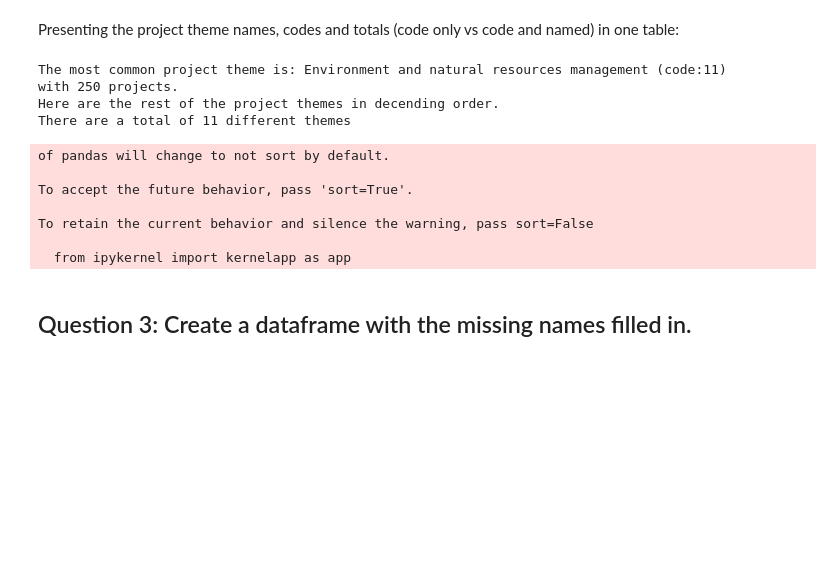
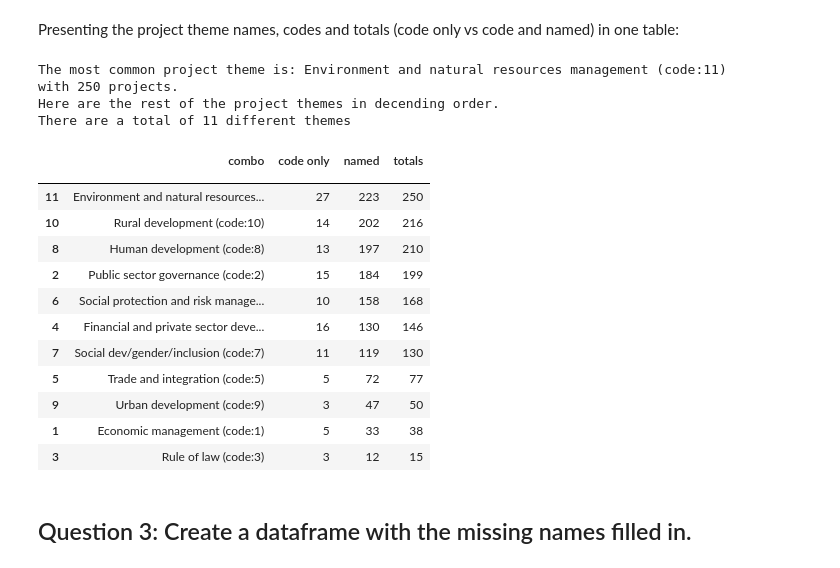
Before and after one commit to alsnkline/Springb, a Jupyter notebook: data_wrangling_json/sliderule_dsi_json_exercise.ipynb, the cells around one changed output. Cells and saved outputs as stored; diff of their text form; code cells hidden in the pictures; blank space fills up the shorter version.

Commit message:
avoiding warnings after update

```diff
--- a/data_wrangling_json/sliderule_dsi_json_exercise.ipynb
+++ b/data_wrangling_json/sliderule_dsi_json_exercise.ipynb
@@ -262,40 +262,46 @@ Presenting the project theme names, codes and totals (code only vs code and name
 # %%
 # add column indicating if project theme is named or just coded
 df['named'] = df.name.map(lambda x: 'named' if x != '' else 'code only')
 
 # pivoting data to create table showing the number project themes 'named' and 'code only'.
 counted = df.reset_index().pivot_table(index=['code'], columns='named', values='index', aggfunc='count')
 counted['totals'] = counted.sum(axis='columns')
 
 # Creating a lookup table which names go with which codes
 cn_lookup = df.loc[df.name.map(lambda x: x != ''),['code', 'name']].drop_duplicates()
 # adding combined project theme name code column
 cn_lookup['combo'] = cn_lookup[['name', 'code']].apply(lambda x: '{} (code:{})'.format(x[0], x[1]), axis=1)
 # setting lookup table index to 'code'
 cn_lookup = cn_lookup.set_index('code')
 
-counted = pd.concat([counted, cn_lookup['combo']], axis=1, sort=)
+counted = pd.concat([counted, cn_lookup['combo']], axis=1, sort=False)
 # a more complex way of doing the concat above
 #counted['combo'] = [cn_lookup.loc[v]['combo'] for v in counted.reset_index()['code'].values]
 
 # sorting, ordering columns and printing
 counted = counted[['combo', 'code only', 'named', 'totals']].sort_values('totals', ascending=False)
 counted.index.name = ''
 print('The most common project theme is: {}\nwith {} projects.'.format(counted.combo[0],counted['totals'][0]))
 print('Here are the rest of the project themes in decending order.\nThere are a total of 11 different themes')
 counted
 # %% [output]
 The most common project theme is: Environment and natural resources management (code:11)
 with 250 projects.
 Here are the rest of the project themes in decending order.
 There are a total of 11 different themes
-of pandas will change to not sort by default.
-
-To accept the future behavior, pass 'sort=True'.
-
-To retain the current behavior and silence the warning, pass sort=False
-
-  from ipykernel import kernelapp as app
+|  | combo | code only | named | totals |
+|  |  |  |  |  |
+| 11 | Environment and natural resources... | 27 | 223 | 250 |
+| 10 | Rural development (code:10) | 14 | 202 | 216 |
+| 8 | Human development (code:8) | 13 | 197 | 210 |
+| 2 | Public sector governance (code:2) | 15 | 184 | 199 |
+| 6 | Social protection and risk manage... | 10 | 158 | 168 |
+| 4 | Financial and private sector deve... | 16 | 130 | 146 |
+| 7 | Social dev/gender/inclusion (code:7) | 11 | 119 | 130 |
+| 5 | Trade and integration (code:5) | 5 | 72 | 77 |
+| 9 | Urban development (code:9) | 3 | 47 | 50 |
+| 1 | Economic management (code:1) | 5 | 33 | 38 |
+| 3 | Rule of law (code:3) | 3 | 12 | 15 |
 # %% [markdown]
 ## Question 3: Create a dataframe with the missing names filled in.
 # %%
```
